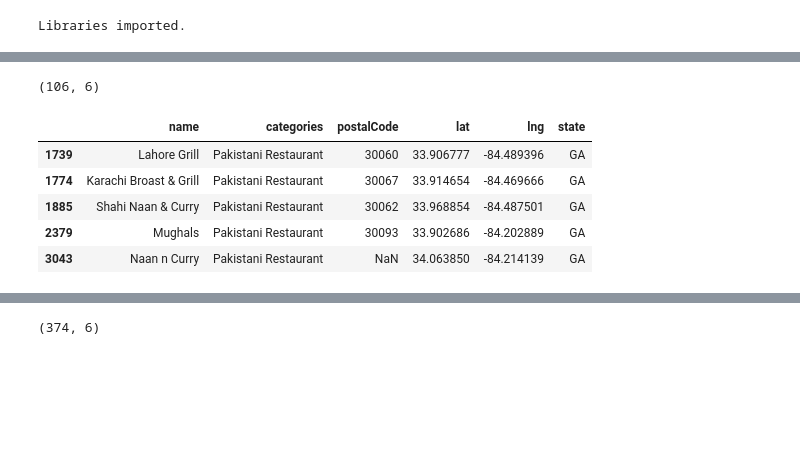
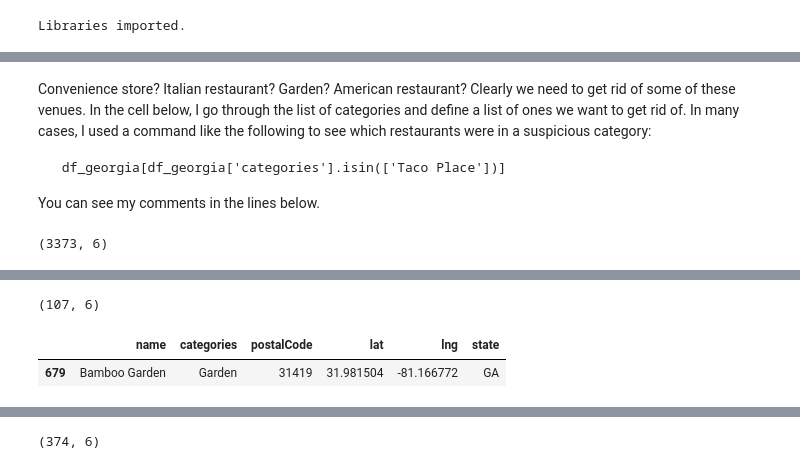
Before and after one commit to JamesDCage/Final-Week-0, a Jupyter notebook: Extracting_Data_from_Foursquare.ipynb, the cells around one changed output, grey strips where cells are left out. Saved outputs shown, nothing was run; the diff lists cells and outputs as text; code cells hidden in the pictures; blank space fills up the shorter version.

Commit message:
Update Extracting_Data_from_Foursquare.ipynb
Much clean up, commenting, Jupyter text blocks.

```diff
--- a/Extracting_Data_from_Foursquare.ipynb
+++ b/Extracting_Data_from_Foursquare.ipynb
@@ -206,0 +266,4 @@ df_georgia.shape
+# %%
+print("Before dropping duplicates: ",df_georgia.shape[0])
+df_georgia = df_georgia.drop_duplicates(keep='first')
+print("After dropping duplicates: ",df_georgia.shape[0])
@@ -207,3 +295,9 @@ df_georgia.shape
+# %% [markdown]
+Convenience store? Italian restaurant? Garden? American restaurant? Clearly we need to get rid of some of these venues. In the cell below, I go through the list of categories and define a list of ones we want to get rid of. In many cases, I used a command like the following to see which restaurants were in a suspicious category:
+
+     df_georgia[df_georgia['categories'].isin(['Taco Place'])]
+
+You can see my comments in the lines below.
 # %%
 bad_list = [ 'American Restaurant',
  # 'Asian Restaurant',
@@ -280,6 +374,11 @@ bad_list = [ 'American Restaurant',
  # 'Vegetarian / Vegan Restaurant', # Two locations, unspecified Asian & Chinese
  # 'Vietnamese Restaurant',
  'Wings Joint']
+# %%
+df_georgia.drop_duplicates(keep='first')
+df_georgia.shape
+# %% [output]
+(3373, 6)
 # %%
 bad_list
 # %% [output]
@@ -303,16 +402,12 @@ bad_list
 # %%
 df_georgia[df_georgia['categories'].isin(bad_list)].shape
 # %% [output]
-(106, 6)
+(107, 6)
 # %%
-df_georgia[df_georgia['categories'].isin(['Pakistani Restaurant'])]
+df_georgia[df_georgia['categories'].isin(['Garden'])]
 # %% [output]
 |  | name | categories | postalCode | lat | lng | state |
-| 1739 | Lahore Grill | Pakistani Restaurant | 30060 | 33.906777 | -84.489396 | GA |
-| 1774 | Karachi Broast & Grill | Pakistani Restaurant | 30067 | 33.914654 | -84.469666 | GA |
-| 1885 | Shahi Naan & Curry | Pakistani Restaurant | 30062 | 33.968854 | -84.487501 | GA |
-| 2379 | Mughals | Pakistani Restaurant | 30093 | 33.902686 | -84.202889 | GA |
-| 3043 | Naan n Curry | Pakistani Restaurant | NaN | 34.063850 | -84.214139 | GA |
+| 679 | Bamboo Garden | Garden | 31419 | 31.981504 | -81.166772 | GA |
 # %%
 print(len(set(df_georgia['categories'])))
 good_list = set(df_georgia['categories']) - set(bad_list)
```
Also changed, not shown: parts of 30 cells of this notebook.
